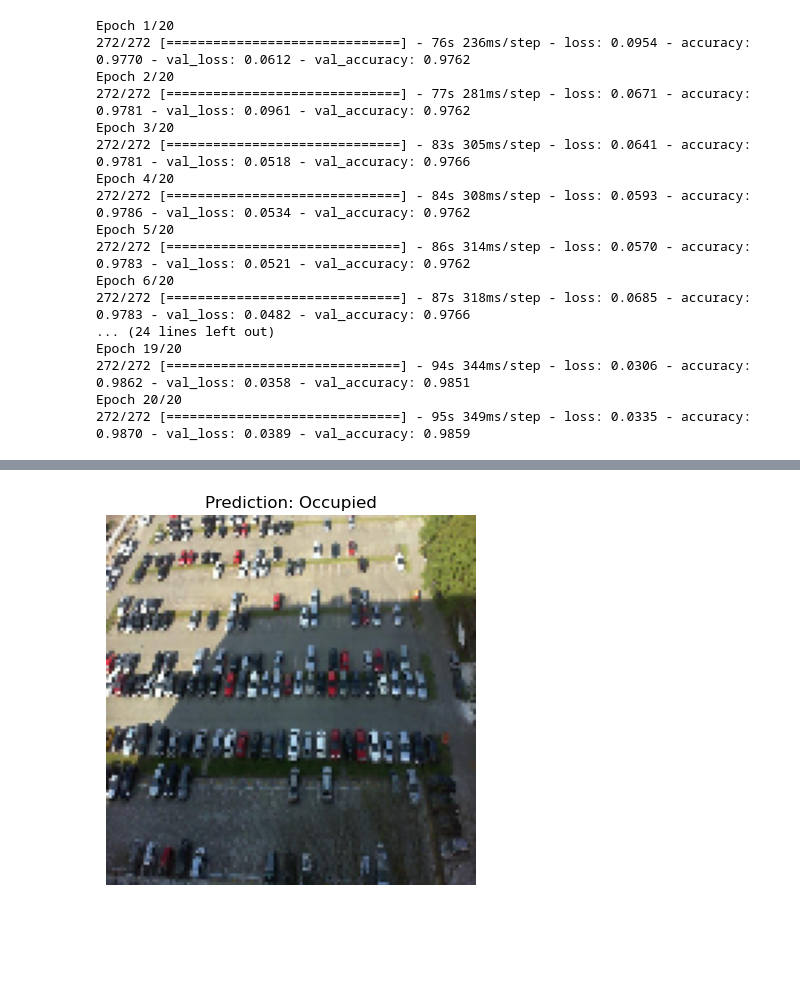
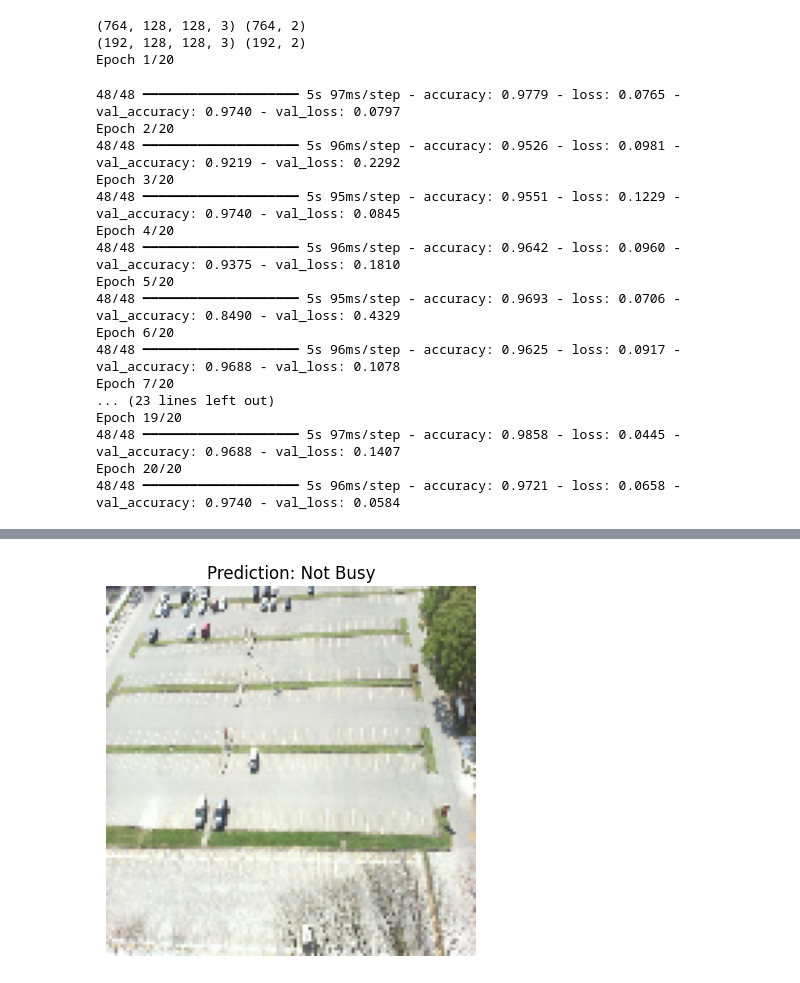
Before and after one commit to Jihene-ch/ML_Project, a Jupyter notebook: CNN_ML_Proj.ipynb, the cells around one changed output, grey strips where cells are left out. Saved outputs shown, nothing was run; the diff lists cells and outputs as text; code cells hidden in the pictures; blank space fills up the shorter version.

Commit message:
busy notbusy image dataset

```diff
--- a/CNN_ML_Proj.ipynb
+++ b/CNN_ML_Proj.ipynb
@@ -121,18 +102,23 @@ _________________________________________________________________
 # %%
+from tensorflow.keras.utils import to_categorical
 from sklearn.model_selection import train_test_split
-from tensorflow.keras.utils import to_categorical
 
-X_train = np.array(train_images)
-y_train = np.array([1 if len(boxes) > 0 else 0 for boxes in train_bboxes])  # 1: occupied, 0: empty
+
+file_image = [load_and_preprocess_image(img) for img in image_files]
+
+X_train_val, X_test, y_train_val, y_test = train_test_split(file_image, labels, test_size=0.2, random_state=42)
+
+X_train, X_val, y_train, y_val = train_test_split(X_train_val, y_train_val, test_size=0.2, random_state=42)
+
+X_train = np.array(X_train)
 y_train = to_categorical(y_train)
 
-X_test = np.array(test_images)
-y_test = np.array([1 if len(boxes) > 0 else 0 for boxes in test_bboxes])
+
+X_val = np.array(X_val)
+y_val = to_categorical(y_val)
+
+X_test = np.array(X_test)
 y_test = to_categorical(y_test)
-
-X_valid = np.array(valid_images)
-y_valid = np.array([1 if len(boxes) > 0 else 0 for boxes in valid_bboxes])
-y_valid = to_categorical(y_valid)
 
 data_gen = ImageDataGenerator( # data augmentation
     rotation_range=10,
@@ -141,41 +127,47 @@ data_gen = ImageDataGenerator( # data augmentation
     horizontal_flip=True
 )
 
+
 history = model.fit(
-    data_gen.flow(X_train, y_train, batch_size=32),
-    validation_data=(X_valid, y_valid),
+    data_gen.flow(X_train, y_train, batch_size=16),
+    validation_data=(X_val, y_val),
     epochs=20
 )
 # %% [output]
+(764, 128, 128, 3) (764, 2)
+(192, 128, 128, 3) (192, 2)
 Epoch 1/20
-272/272 [==============================] - 76s 236ms/step - loss: 0.0954 - accuracy: 0.9770 - val_loss: 0.0612 - val_accuracy: 0.9762
-Epoch 2/20
-272/272 [==============================] - 77s 281ms/step - loss: 0.0671 - accuracy: 0.9781 - val_loss: 0.0961 - val_accuracy: 0.9762
-Epoch 3/20
-272/272 [==============================] - 83s 305ms/step - loss: 0.0641 - accuracy: 0.9781 - val_loss: 0.0518 - val_accuracy: 0.9766
-Epoch 4/20
-272/272 [==============================] - 84s 308ms/step - loss: 0.0593 - accuracy: 0.9786 - val_loss: 0.0534 - val_accuracy: 0.9762
-Epoch 5/20
-272/272 [==============================] - 86s 314ms/step - loss: 0.0570 - accuracy: 0.9783 - val_loss: 0.0521 - val_accuracy: 0.9762
-Epoch 6/20
-272/272 [==============================] - 87s 318ms/step - loss: 0.0685 - accuracy: 0.9783 - val_loss: 0.0482 - val_accuracy: 0.9766
-... (24 lines left out)
-Epoch 19/20
-272/272 [==============================] - 94s 344ms/step - loss: 0.0306 - accuracy: 0.9862 - val_loss: 0.0358 - val_accuracy: 0.9851
-Epoch 20/20
-272/272 [==============================] - 95s 349ms/step - loss: 0.0335 - accuracy: 0.9870 - val_loss: 0.0389 - val_accuracy: 0.9859
+48/48 ━━━━━━━━━━━━━━━━━━━━ 5s 97ms/step - accuracy: 0.9779 - loss: 0.0765 - val_accuracy: 0.9740 - val_loss: 0.0797
+Epoch 2/20
+48/48 ━━━━━━━━━━━━━━━━━━━━ 5s 96ms/step - accuracy: 0.9526 - loss: 0.0981 - val_accuracy: 0.9219 - val_loss: 0.2292
+Epoch 3/20
+48/48 ━━━━━━━━━━━━━━━━━━━━ 5s 95ms/step - accuracy: 0.9551 - loss: 0.1229 - val_accuracy: 0.9740 - val_loss: 0.0845
+Epoch 4/20
+48/48 ━━━━━━━━━━━━━━━━━━━━ 5s 96ms/step - accuracy: 0.9642 - loss: 0.0960 - val_accuracy: 0.9375 - val_loss: 0.1810
+Epoch 5/20
+48/48 ━━━━━━━━━━━━━━━━━━━━ 5s 95ms/step - accuracy: 0.9693 - loss: 0.0706 - val_accuracy: 0.8490 - val_loss: 0.4329
+Epoch 6/20
+48/48 ━━━━━━━━━━━━━━━━━━━━ 5s 96ms/step - accuracy: 0.9625 - loss: 0.0917 - val_accuracy: 0.9688 - val_loss: 0.1078
+Epoch 7/20
+... (23 lines left out)
+Epoch 19/20
+48/48 ━━━━━━━━━━━━━━━━━━━━ 5s 97ms/step - accuracy: 0.9858 - loss: 0.0445 - val_accuracy: 0.9688 - val_loss: 0.1407
+Epoch 20/20
+48/48 ━━━━━━━━━━━━━━━━━━━━ 5s 96ms/step - accuracy: 0.9721 - loss: 0.0658 - val_accuracy: 0.9740 - val_loss: 0.0584
 # %%
-new_image_path = 'C:\\Users\\jihen\\Downloads\\archive (4)\\A.jpg'
+new_image_path = './A.jpg'
 # %%
- test_loss, test_acc = model.evaluate(X_test, y_test)
+test_loss, test_acc = model.evaluate(X_test, y_test)
 print(f"Test Accuracy: {test_acc * 100:.2f}%")
 
 import matplotlib.pyplot as plt
 
+
+
 def visualize_detection(image_path, model):
     img = load_and_preprocess_image(image_path)
     preds = model.predict(np.expand_dims(img, axis=0))
-    label = 'Occupied' if np.argmax(preds) == 1 else 'Empty'
+    label = 'Busy' if np.argmax(preds) == 1 else 'Not Busy'
 
     plt.imshow(img)
     plt.title(f'Prediction: {label}')
@@ -190 +182 @@ Test Accuracy: 98.47%
-[figure, old version]
+[figure, new version]
```
Also changed, not shown: parts of 4 cells of this notebook, 3 other files.
